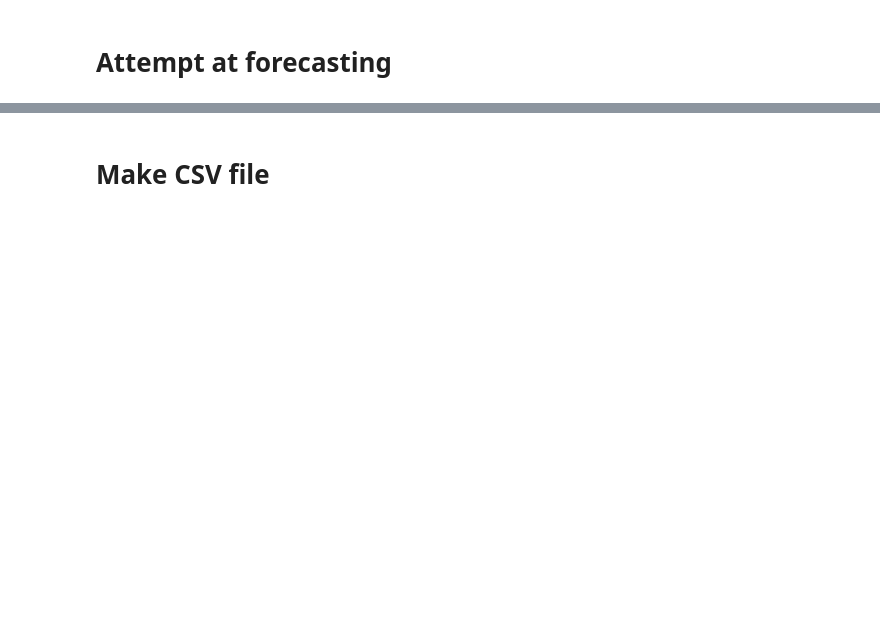
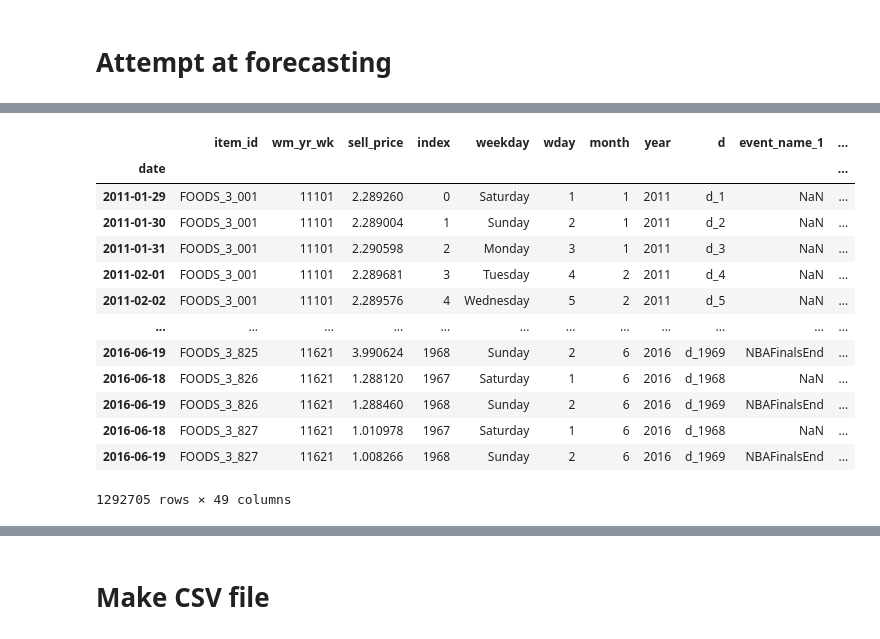
Before and after one commit to Basvdbrink1998/Applied_Forcasting_Project, a Jupyter notebook: Forecasting.ipynb, the cells around one changed output, grey strips where cells are left out. Cells and saved outputs as stored; diff of their text form; code cells hidden in the pictures; blank space fills up the shorter version.

```diff
--- a/Forecasting.ipynb
+++ b/Forecasting.ipynb
@@ -39,16 +71,3 @@ ts_test_data.index.name = 'date'
-# %%
-# Preprocess the train data
-ts_train_data = train_data.transpose()
-ts_train_data.index = pd.to_datetime(ts_train_data.index)
-products = list(ts_train_data.columns.values)
-originals = list(ts_train_data.columns.values)
-
-for i in products:
-    p_name = "_".join(i.split("_")[:3])
-    ts_train_data = ts_train_data.rename(columns = {i : p_name})
-
-ts_train_data.index.name = 'date'
-# ts_train_data
 # %%
 # Reset index for merging
 store_calendar = store_calendar.reset_index()
@@ -61,7 +144,21 @@ new
 # %%
 # Add noise to the sell price so it can be added to the VAR model (variables can't be constant)
 original = new['sell_price']
-noise = np.random.normal(0, .01, len(new))
-new_signal = original + noise
+noise = np.random.normal(.01, .001, len(new))
 new['sell_price'] = new['sell_price'] + noise
 new
+# %% [output]
+|  | item_id | wm_yr_wk | sell_price | index | weekday | wday | month | year | d | event_name_1 | ... |
+| date |  |  |  |  |  |  |  |  |  |  | ... |
+| 2011-01-29 | FOODS_3_001 | 11101 | 2.289260 | 0 | Saturday | 1 | 1 | 2011 | d_1 | NaN | ... |
+| 2011-01-30 | FOODS_3_001 | 11101 | 2.289004 | 1 | Sunday | 2 | 1 | 2011 | d_2 | NaN | ... |
+| 2011-01-31 | FOODS_3_001 | 11101 | 2.290598 | 2 | Monday | 3 | 1 | 2011 | d_3 | NaN | ... |
+| 2011-02-01 | FOODS_3_001 | 11101 | 2.289681 | 3 | Tuesday | 4 | 2 | 2011 | d_4 | NaN | ... |
+| 2011-02-02 | FOODS_3_001 | 11101 | 2.289576 | 4 | Wednesday | 5 | 2 | 2011 | d_5 | NaN | ... |
+| ... | ... | ... | ... | ... | ... | ... | ... | ... | ... | ... | ... |
+| 2016-06-19 | FOODS_3_825 | 11621 | 3.990624 | 1968 | Sunday | 2 | 6 | 2016 | d_1969 | NBAFinalsEnd | ... |
+| 2016-06-18 | FOODS_3_826 | 11621 | 1.288120 | 1967 | Saturday | 1 | 6 | 2016 | d_1968 | NaN | ... |
+| 2016-06-19 | FOODS_3_826 | 11621 | 1.288460 | 1968 | Sunday | 2 | 6 | 2016 | d_1969 | NBAFinalsEnd | ... |
+| 2016-06-18 | FOODS_3_827 | 11621 | 1.010978 | 1967 | Saturday | 1 | 6 | 2016 | d_1968 | NaN | ... |
+| 2016-06-19 | FOODS_3_827 | 11621 | 1.008266 | 1968 | Sunday | 2 | 6 | 2016 | d_1969 | NBAFinalsEnd | ... |
+1292705 rows × 49 columns
```
Also changed, not shown: parts of 18 cells of this notebook.
